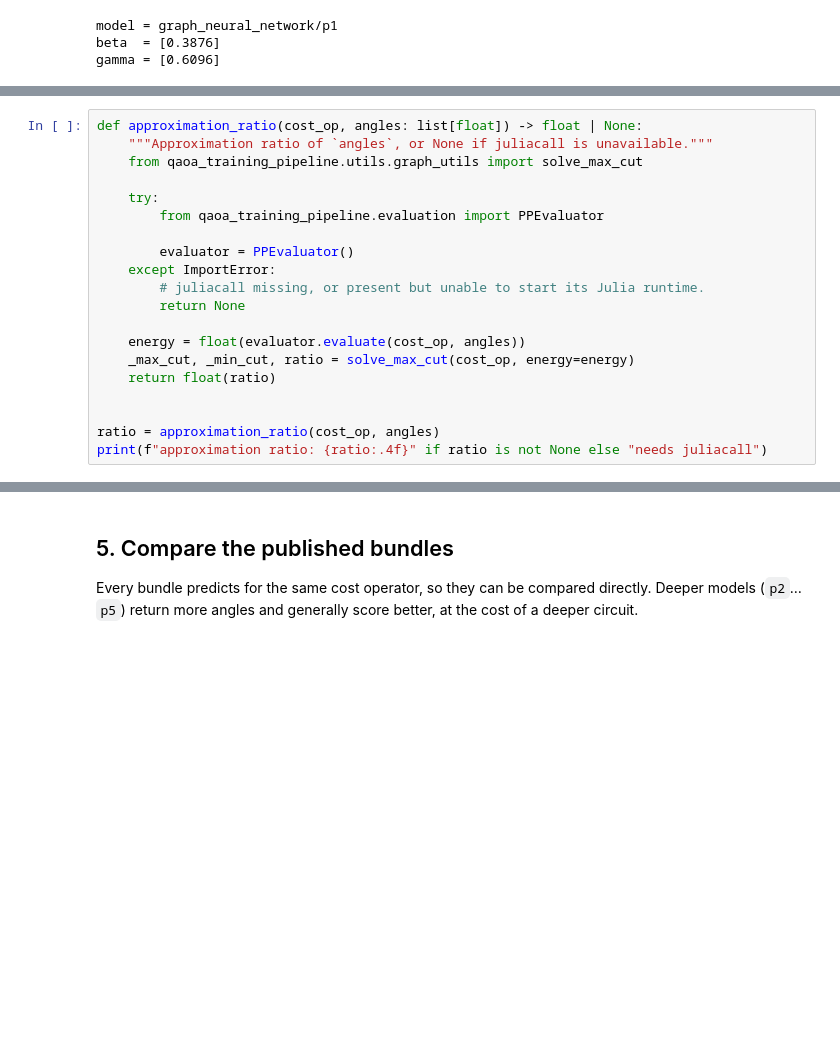
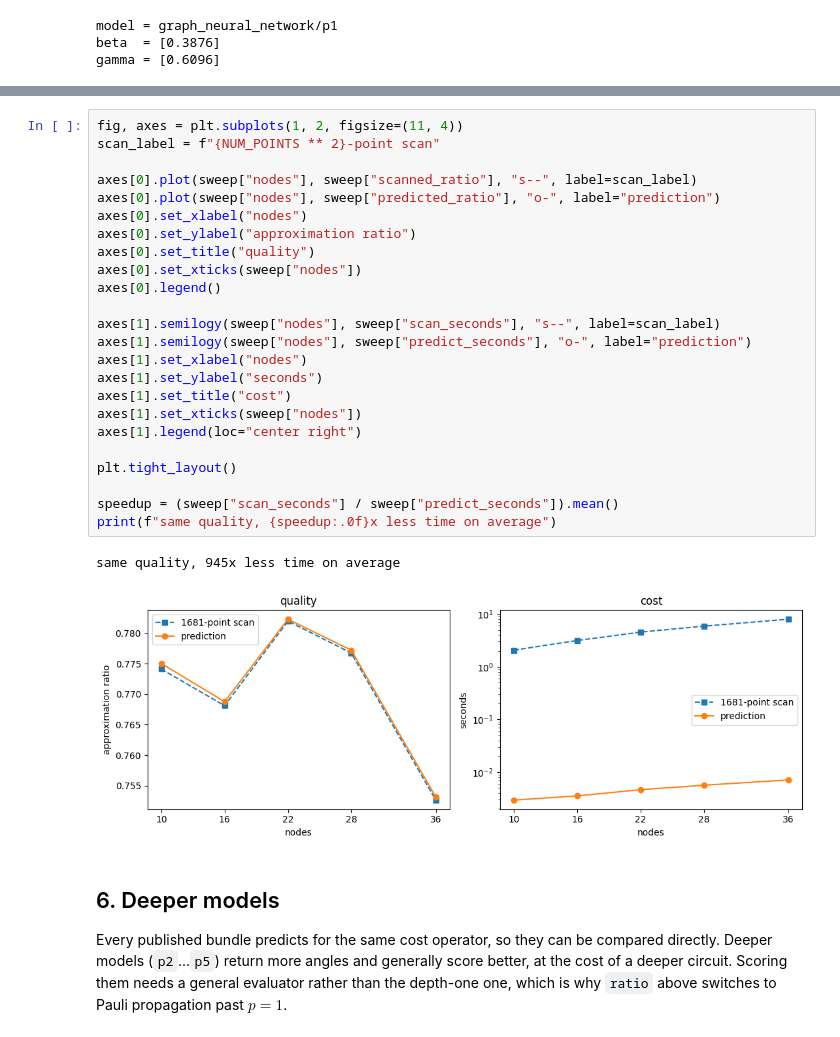
Before and after one commit to qiskit-community/qaoa_training_pipeline, a Jupyter notebook: how_tos/ai_inference.ipynb, the cells around one changed output, grey strips where cells are left out. Cells and saved outputs as stored; diff of their text form; blank space fills up the shorter version.

```diff
--- a/how_tos/ai_inference.ipynb
+++ b/how_tos/ai_inference.ipynb
@@ -110,20 +114,0 @@ which is the one that scales to 36 qubits — and the one that needs `juliacall`
-# %%
-def approximation_ratio(cost_op, angles: list[float]) -> float | None:
-    """Approximation ratio of `angles`, or None if juliacall is unavailable."""
-    from qaoa_training_pipeline.utils.graph_utils import solve_max_cut
-
-    try:
-        from qaoa_training_pipeline.evaluation import PPEvaluator
-
-        evaluator = PPEvaluator()
-    except ImportError:
-        # juliacall missing, or present but unable to start its Julia runtime.
-        return None
-
-    energy = float(evaluator.evaluate(cost_op, angles))
-    _max_cut, _min_cut, ratio = solve_max_cut(cost_op, energy=energy)
-    return float(ratio)
-
-
-ratio = approximation_ratio(cost_op, angles)
-print(f"approximation ratio: {ratio:.4f}" if ratio is not None else "needs juliacall")
@@ -132,9 +238,37 @@ approximation ratio: 0.7531
+# %%
+fig, axes = plt.subplots(1, 2, figsize=(11, 4))
+scan_label = f"{NUM_POINTS ** 2}-point scan"
+
+axes[0].plot(sweep["nodes"], sweep["scanned_ratio"], "s--", label=scan_label)
+axes[0].plot(sweep["nodes"], sweep["predicted_ratio"], "o-", label="prediction")
+axes[0].set_xlabel("nodes")
+axes[0].set_ylabel("approximation ratio")
+axes[0].set_title("quality")
+axes[0].set_xticks(sweep["nodes"])
+axes[0].legend()
+
+axes[1].semilogy(sweep["nodes"], sweep["scan_seconds"], "s--", label=scan_label)
+axes[1].semilogy(sweep["nodes"], sweep["predict_seconds"], "o-", label="prediction")
+axes[1].set_xlabel("nodes")
+axes[1].set_ylabel("seconds")
+axes[1].set_title("cost")
+axes[1].set_xticks(sweep["nodes"])
+axes[1].legend(loc="center right")
+
+plt.tight_layout()
+
+speedup = (sweep["scan_seconds"] / sweep["predict_seconds"]).mean()
+print(f"same quality, {speedup:.0f}x less time on average")
+# %% [output]
+same quality, 945x less time on average
+[figure, added]
 # %% [markdown]
-## 5. Compare the published bundles
+## 6. Deeper models
 
-Every bundle predicts for the same cost operator, so they can be compared
-directly. Deeper models (`p2`…`p5`) return more angles and generally score
-better, at the cost of a deeper circuit.
+Every published bundle predicts for the same cost operator, so they can be compared
+directly. Deeper models (`p2`...`p5`) return more angles and generally score better, at
+the cost of a deeper circuit. Scoring them needs a general evaluator rather than the
+depth-one one, which is why `ratio` above switches to Pauli propagation past $p = 1$.
 # %%
 rows = []
 for bundle_key in published_bundles():
```
Also changed, not shown: parts of 12 cells of this notebook.
